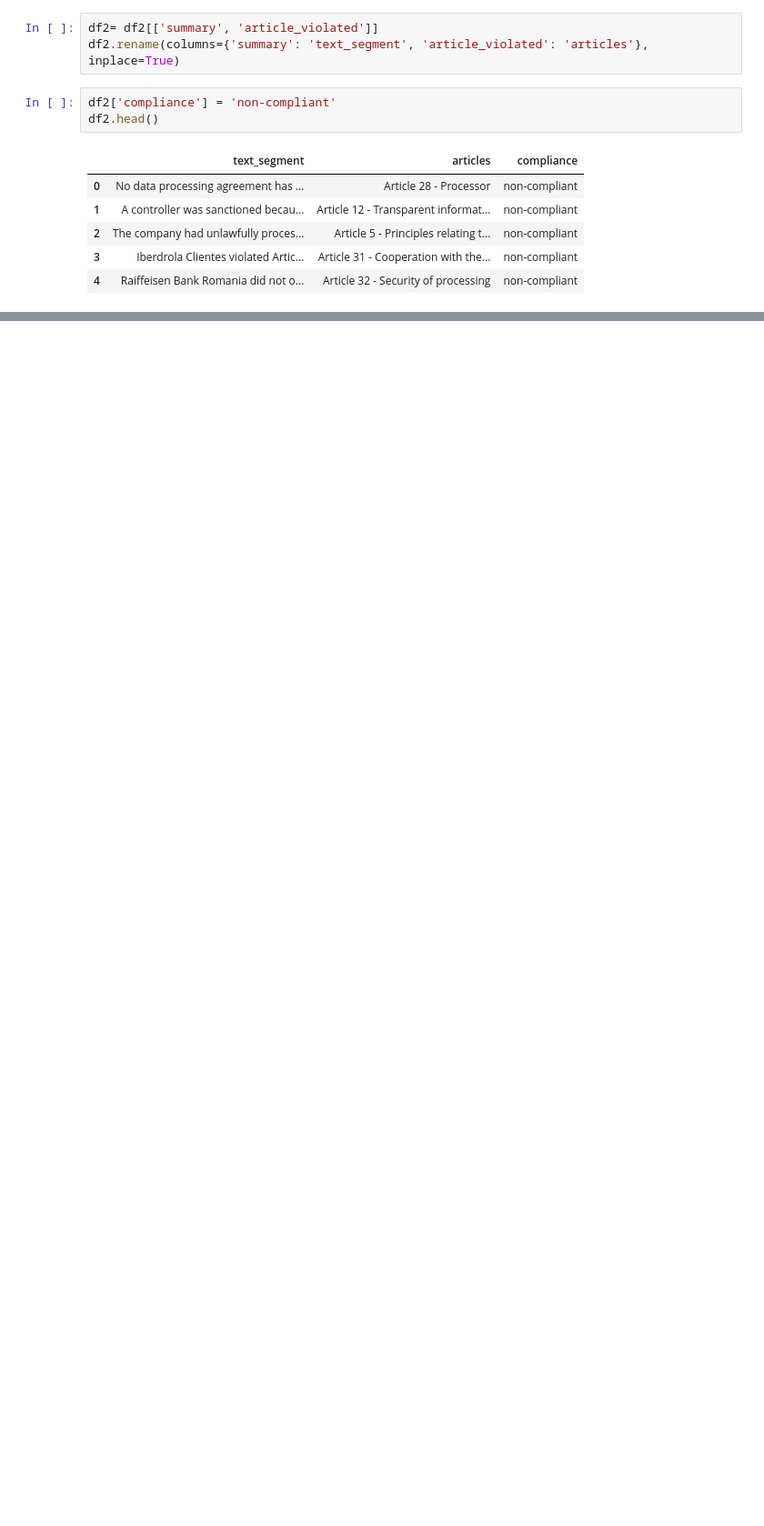
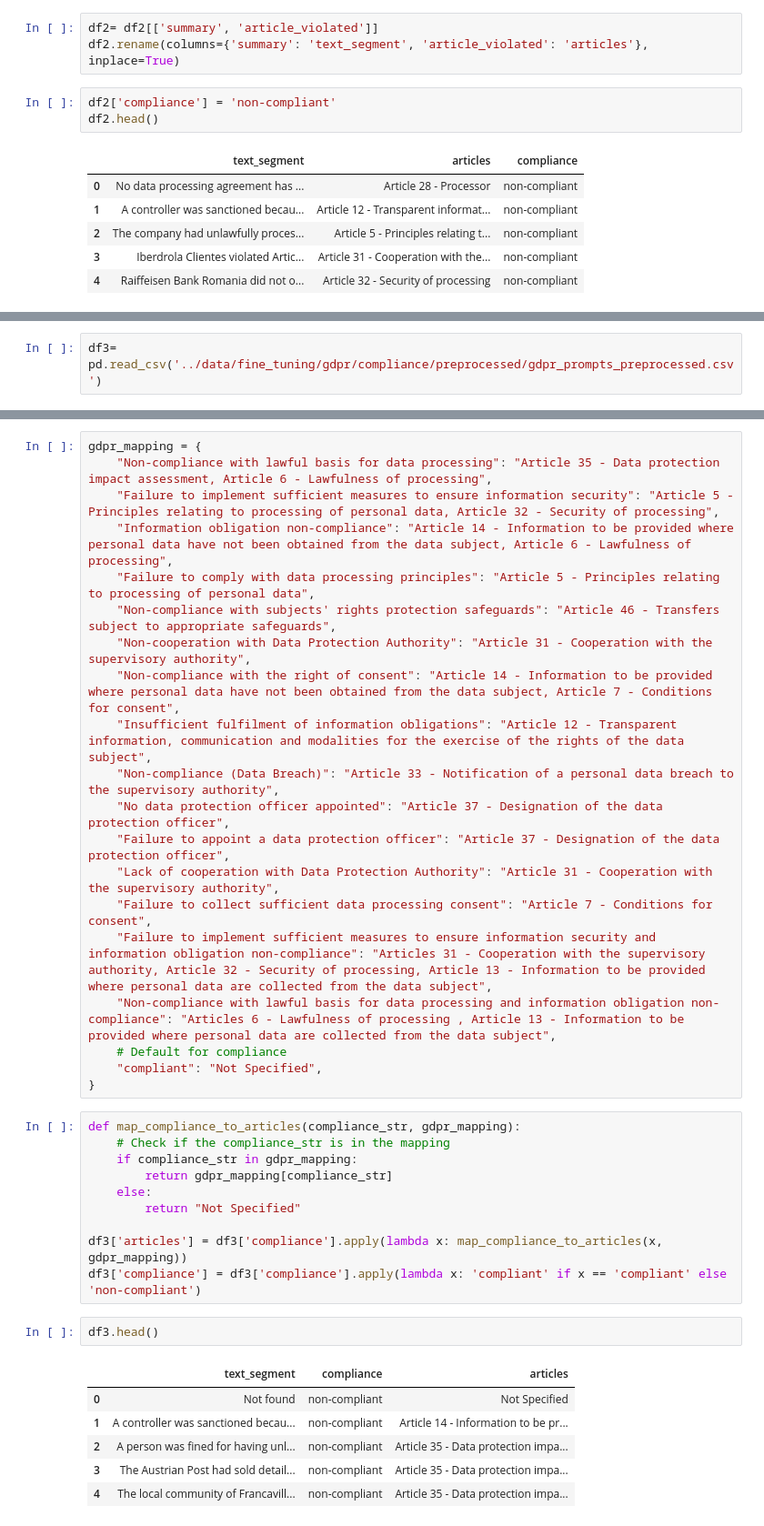
Before and after one commit to PriEval-Protect-Framework/Privacy-Engine, a Jupyter notebook: finetuning/dataset_cleaning.ipynb, the cells around one changed output, grey strips where cells are left out. Shown: that part at 91% size. Cells and saved outputs as stored; diff of their text form; blank space fills up the shorter version.

Commit message:
feat: dataset3 gdpr prompts preprocessed

```diff
--- a/finetuning/dataset_cleaning.ipynb
+++ b/finetuning/dataset_cleaning.ipynb
@@ -406,0 +475,2 @@ df2.to_csv('../data/fine_tuning/gdpr_violations_preprocessed.csv', index=False)
+# %%
+df3= pd.read_csv('../data/fine_tuning/gdpr/compliance/preprocessed/gdpr_prompts_preprocessed.csv')
@@ -406,0 +500,39 @@ df2.to_csv('../data/fine_tuning/gdpr_violations_preprocessed.csv', index=False)
+# %%
+gdpr_mapping = {
+    "Non-compliance with lawful basis for data processing": "Article 35 - Data protection impact assessment, Article 6 - Lawfulness of processing",
+    "Failure to implement sufficient measures to ensure information security": "Article 5 - Principles relating to processing of personal data, Article 32 - Security of processing",
+    "Information obligation non-compliance": "Article 14 - Information to be provided where personal data have not been obtained from the data subject, Article 6 - Lawfulness of processing",
+    "Failure to comply with data processing principles": "Article 5 - Principles relating to processing of personal data",
+    "Non-compliance with subjects' rights protection safeguards": "Article 46 - Transfers subject to appropriate safeguards",
+    "Non-cooperation with Data Protection Authority": "Article 31 - Cooperation with the supervisory authority",
+    "Non-compliance with the right of consent": "Article 14 - Information to be provided where personal data have not been obtained from the data subject, Article 7 - Conditions for consent",
+    "Insufficient fulfilment of information obligations": "Article 12 - Transparent information, communication and modalities for the exercise of the rights of the data subject",
+    "Non-compliance (Data Breach)": "Article 33 - Notification of a personal data breach to the supervisory authority",
+    "No data protection officer appointed": "Article 37 - Designation of the data protection officer",
+    "Failure to appoint a data protection officer": "Article 37 - Designation of the data protection officer",
+    "Lack of cooperation with Data Protection Authority": "Article 31 - Cooperation with the supervisory authority",
+    "Failure to collect sufficient data processing consent": "Article 7 - Conditions for consent",
+    "Failure to implement sufficient measures to ensure information security and information obligation non-compliance": "Articles 31 - Cooperation with the supervisory authority, Article 32 - Security of processing, Article 13 - Information to be provided where personal data are collected from the data subject",
+    "Non-compliance with lawful basis for data processing and information obligation non-compliance": "Articles 6 - Lawfulness of processing , Article 13 - Information to be provided where personal data are collected from the data subject",
+    # Default for compliance
+    "compliant": "Not Specified",
+}
+# %%
+def map_compliance_to_articles(compliance_str, gdpr_mapping):
+    # Check if the compliance_str is in the mapping
+    if compliance_str in gdpr_mapping:
+        return gdpr_mapping[compliance_str]
+    else:
+        return "Not Specified"
+
+df3['articles'] = df3['compliance'].apply(lambda x: map_compliance_to_articles(x, gdpr_mapping))
+df3['compliance'] = df3['compliance'].apply(lambda x: 'compliant' if x == 'compliant' else 'non-compliant')
+# %%
+df3.head()
+# %% [output]
+|  | text_segment | compliance | articles |
+| 0 | Not found | non-compliant | Not Specified |
+| 1 | A controller was sanctioned becau... | non-compliant | Article 14 - Information to be pr... |
+| 2 | A person was fined for having unl... | non-compliant | Article 35 - Data protection impa... |
+| 3 | The Austrian Post had sold detail... | non-compliant | Article 35 - Data protection impa... |
+| 4 | The local community of Francavill... | non-compliant | Article 35 - Data protection impa... |
```
Also changed, not shown: parts of 13 cells of this notebook, 2 other files.
